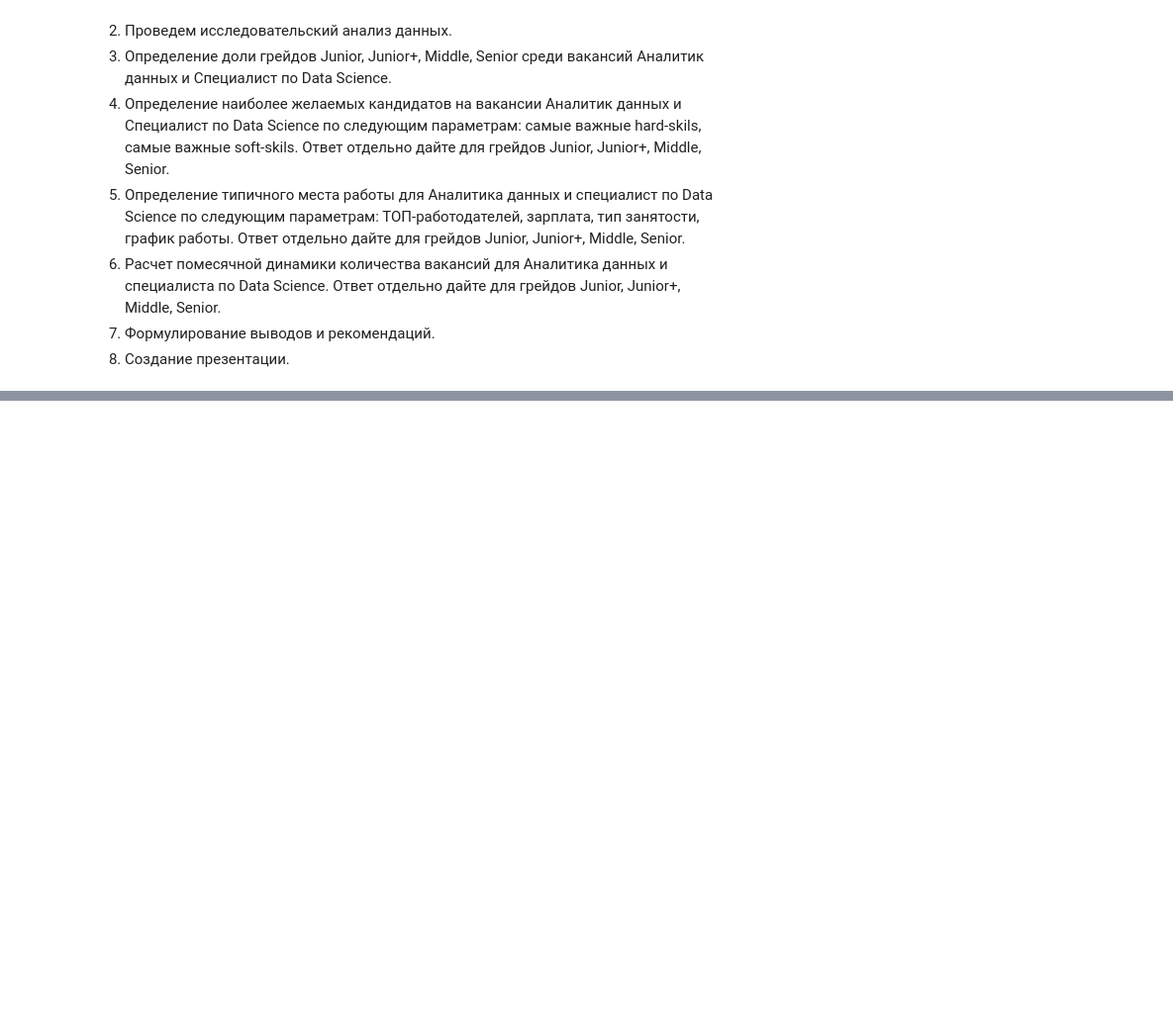
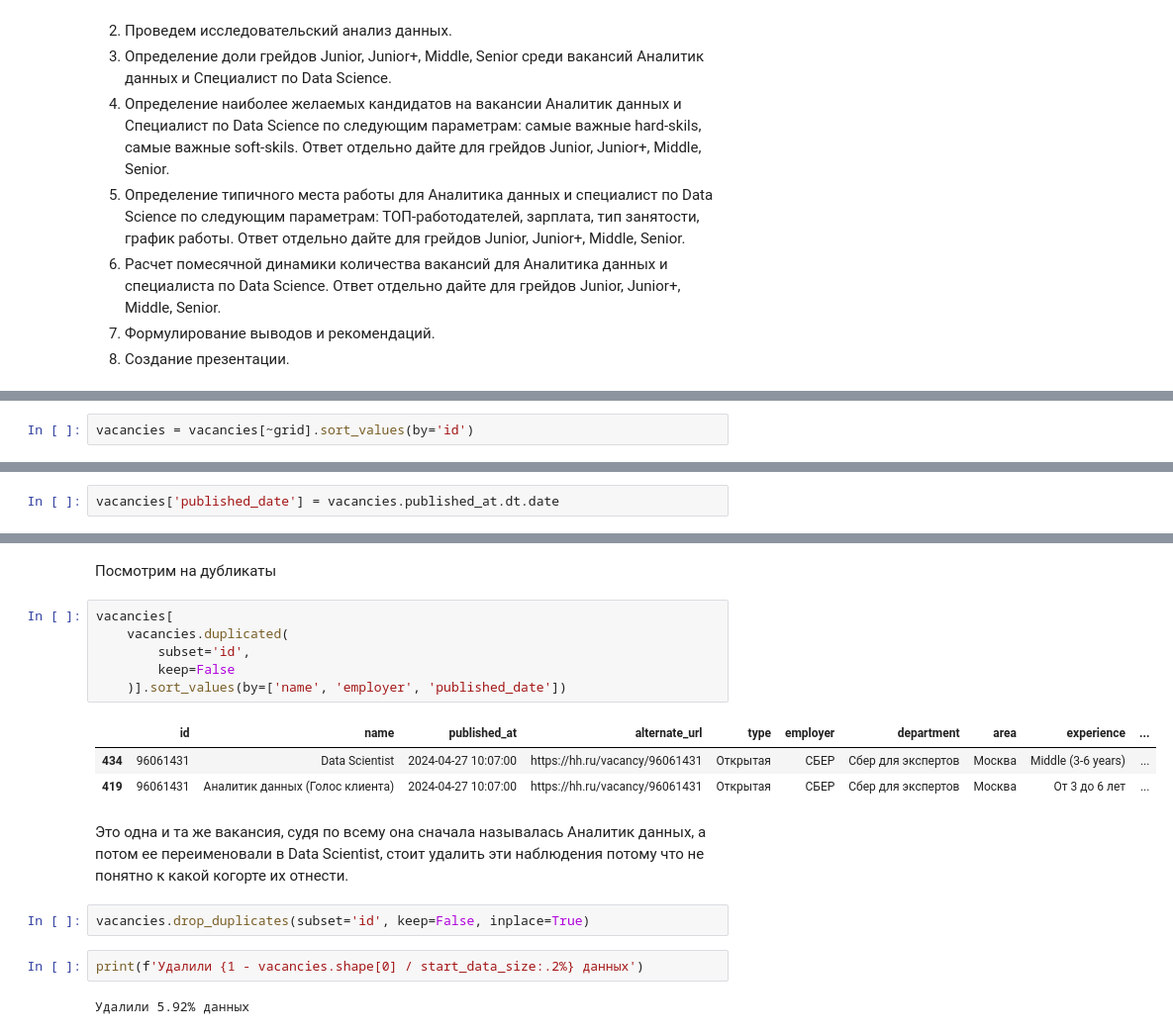
Before and after one commit to KuBaN658/vacancy_analysis, a Jupyter notebook: vacancy_analysis.ipynb, the cells around one changed output, grey strips where cells are left out. Shown at 99% size. Drawn from its saved outputs; the diff is of its cells as text; blank space fills up the shorter version.

```diff
--- a/vacancy_analysis.ipynb
+++ b/vacancy_analysis.ipynb
@@ -60,0 +144,2 @@ ds['published_at'].min(), ds['published_at'].max()
+# %%
+vacancies = vacancies[~grid].sort_values(by='id')
@@ -60,0 +154,2 @@ ds['published_at'].min(), ds['published_at'].max()
+# %%
+vacancies['published_date'] = vacancies.published_at.dt.date
@@ -60,0 +167,20 @@ ds['published_at'].min(), ds['published_at'].max()
+# %% [markdown]
+Посмотрим на дубликаты
+# %%
+vacancies[
+    vacancies.duplicated(
+        subset='id',
+        keep=False
+    )].sort_values(by=['name', 'employer', 'published_date'])
+# %% [output]
+|  | id | name | published_at | alternate_url | type | employer | department | area | experience | ... |
+| 434 | 96061431 | Data Scientist | 2024-04-27 10:07:00 | https://hh.ru/vacancy/96061431 | Открытая | СБЕР | Сбер для экспертов | Москва | Middle (3-6 years) | ... |
+| 419 | 96061431 | Аналитик данных (Голос клиента) | 2024-04-27 10:07:00 | https://hh.ru/vacancy/96061431 | Открытая | СБЕР | Сбер для экспертов | Москва | От 3 до 6 лет | ... |
+# %% [markdown]
+Это одна и та же вакансия, судя по всему она сначала называлась Аналитик данных, а потом ее переименовали в Data Scientist, cтоит удалить эти наблюдения потому что не понятно к какой когорте их отнести.
+# %%
+vacancies.drop_duplicates(subset='id', keep=False, inplace=True)
+# %%
+print(f'Удалили {1 - vacancies.shape[0] / start_data_size:.2%} данных')
+# %% [output]
+Удалили 5.92% данных
```
Also changed, not shown: parts of 70 cells of this notebook, 6 other files.
